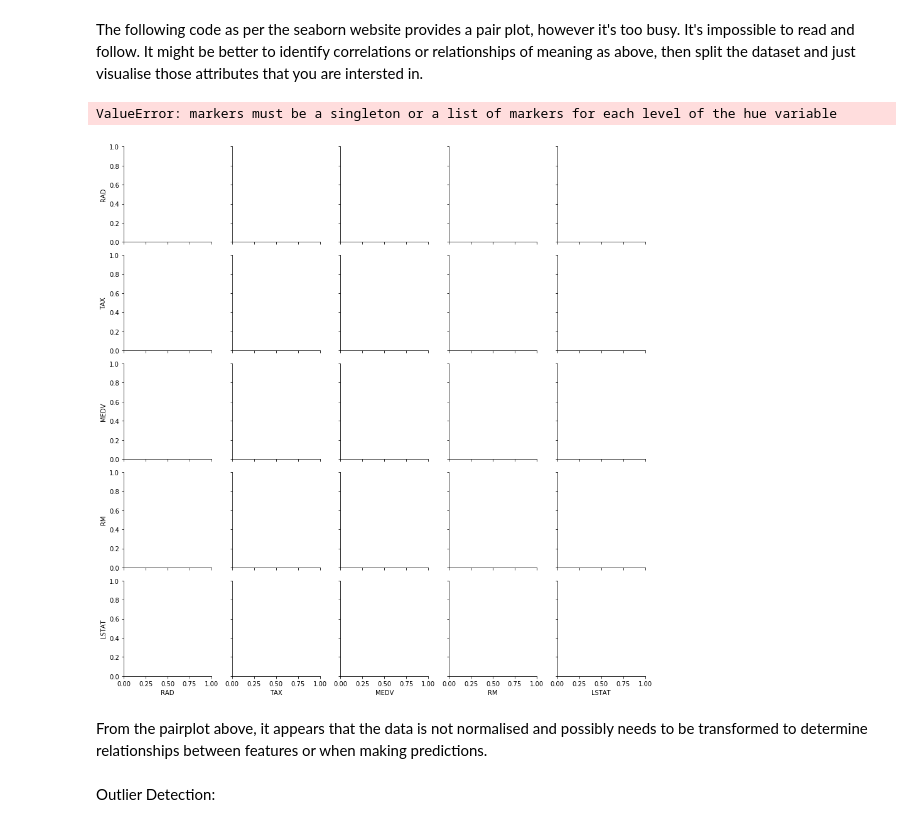
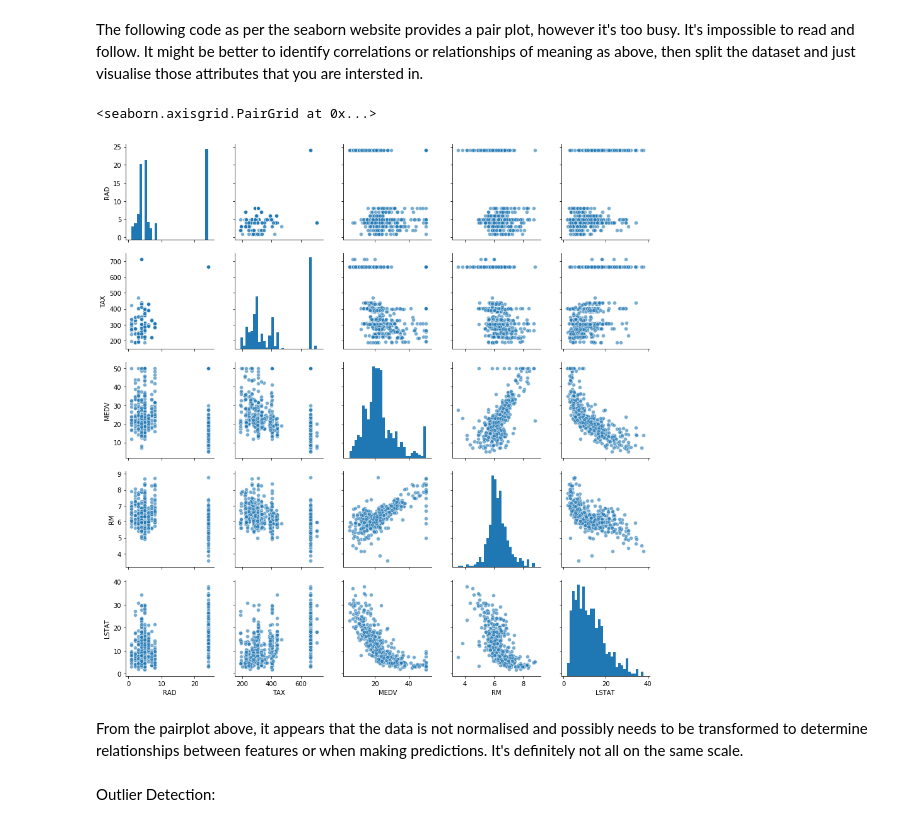
Before and after one commit to andreroche/MC_LEARN_STAT_PROJECT, a Jupyter notebook: MC_Learn_Project.ipynb, the cells around one changed output. Cells and saved outputs as stored; diff of their text form; code cells hidden in the pictures.

```diff
--- a/MC_Learn_Project.ipynb
+++ b/MC_Learn_Project.ipynb
@@ -225,16 +226,16 @@ It might be better to identify correlations or relationships of meaning as above
 #plot_kws={'alpha': 0.9},
 #diag_kws={'bins': 30}
 # %%
-attrs = ['RAD','TAX','MEDV','RM','LSTAT'] # just give me these columns/ attributes
-#bos[attrs].head() # just checking it works. I don't actually want to see it again
+select_attrs = ['RAD','TAX','MEDV','RM','LSTAT'] # just give me these columns/ attributes
+#bos[select_attrs].head() # just checking it works. I don't actually want to see it again
 # %%
 # create a pairplot - all variables paired with all other variables. This is a sample of attributes as defined above.
-sns.pairplot(bos[attrs],plot_kws={'alpha':0.6},diag_kws={'bins':30},markers = ["o","s"])
+sns.pairplot(bos[select_attrs],plot_kws={'alpha':0.6},diag_kws={'bins':30})
 # %% [output]
-ValueError: markers must be a singleton or a list of markers for each level of the hue variable
+<seaborn.axisgrid.PairGrid at 0x...>
-[figure, old version]
+[figure, new version]
 # %% [markdown]
-From the pairplot above, it appears that the data is not normalised and possibly needs to be transformed to determine relationships between features or when making predictions.
+From the pairplot above, it appears that the data is not normalised and possibly needs to be transformed to determine relationships between features or when making predictions. It's definitely not all on the same scale.
 # %% [markdown]
 Outlier Detection:
 # %% [markdown]
```
Also changed, not shown: parts of 10 cells of this notebook.
